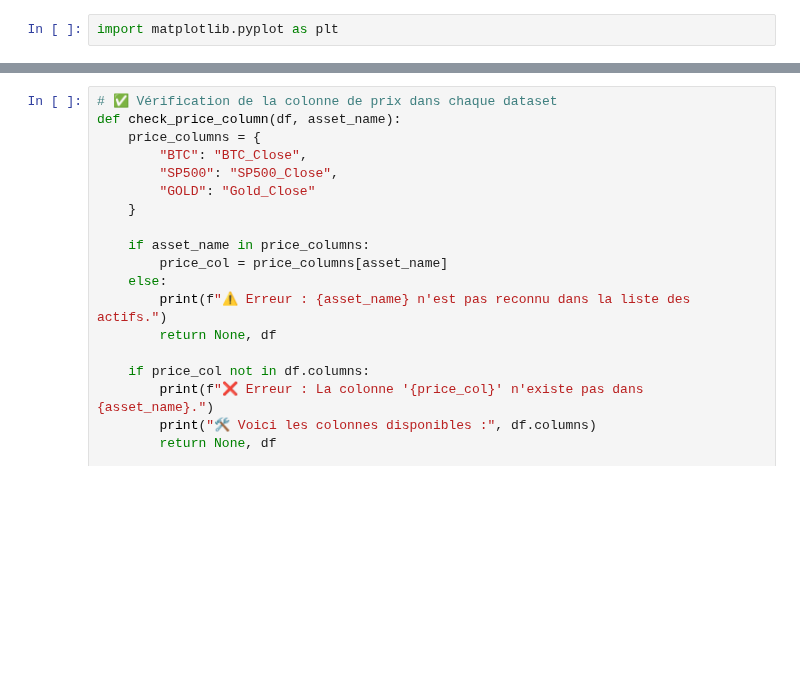
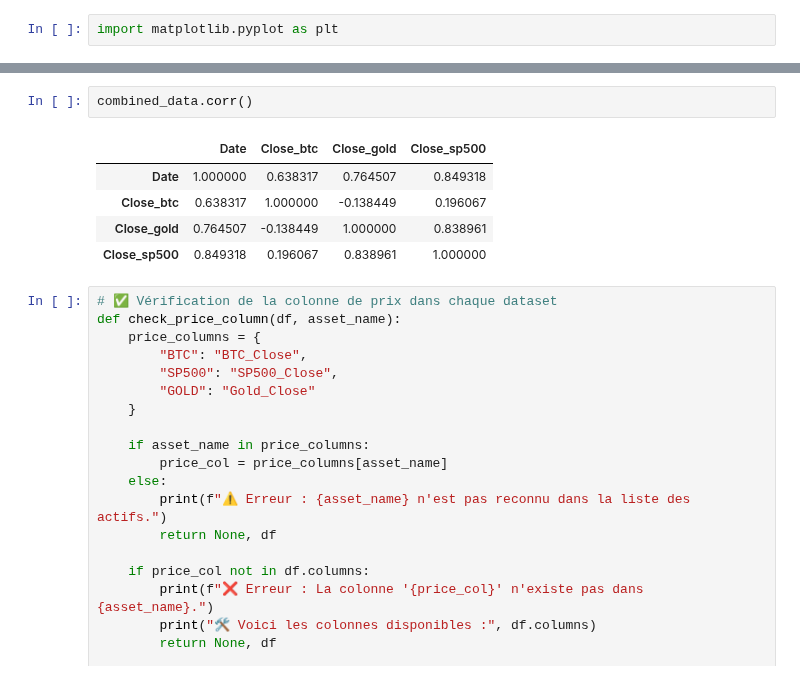
Before and after one commit to julessa/Groupe1_DataBI_Ftech, a Jupyter notebook: Analyse/Analyse2.ipynb, the cells around one changed output, grey strips where cells are left out. Drawn from its saved outputs; the diff is of its cells as text; blank space fills up the shorter version.

```diff
--- a/Analyse/Analyse2.ipynb
+++ b/Analyse/Analyse2.ipynb
@@ -190,3 +174,11 @@ plt.show()
+# %%
+combined_data.corr()
+# %% [output]
+|  | Date | Close_btc | Close_gold | Close_sp500 |
+| Date | 1.000000 | 0.638317 | 0.764507 | 0.849318 |
+| Close_btc | 0.638317 | 1.000000 | -0.138449 | 0.196067 |
+| Close_gold | 0.764507 | -0.138449 | 1.000000 | 0.838961 |
+| Close_sp500 | 0.849318 | 0.196067 | 0.838961 | 1.000000 |
 # %%
 # ✅ Vérification de la colonne de prix dans chaque dataset
 def check_price_column(df, asset_name):
```
Also changed, not shown: parts of 12 cells of this notebook.
